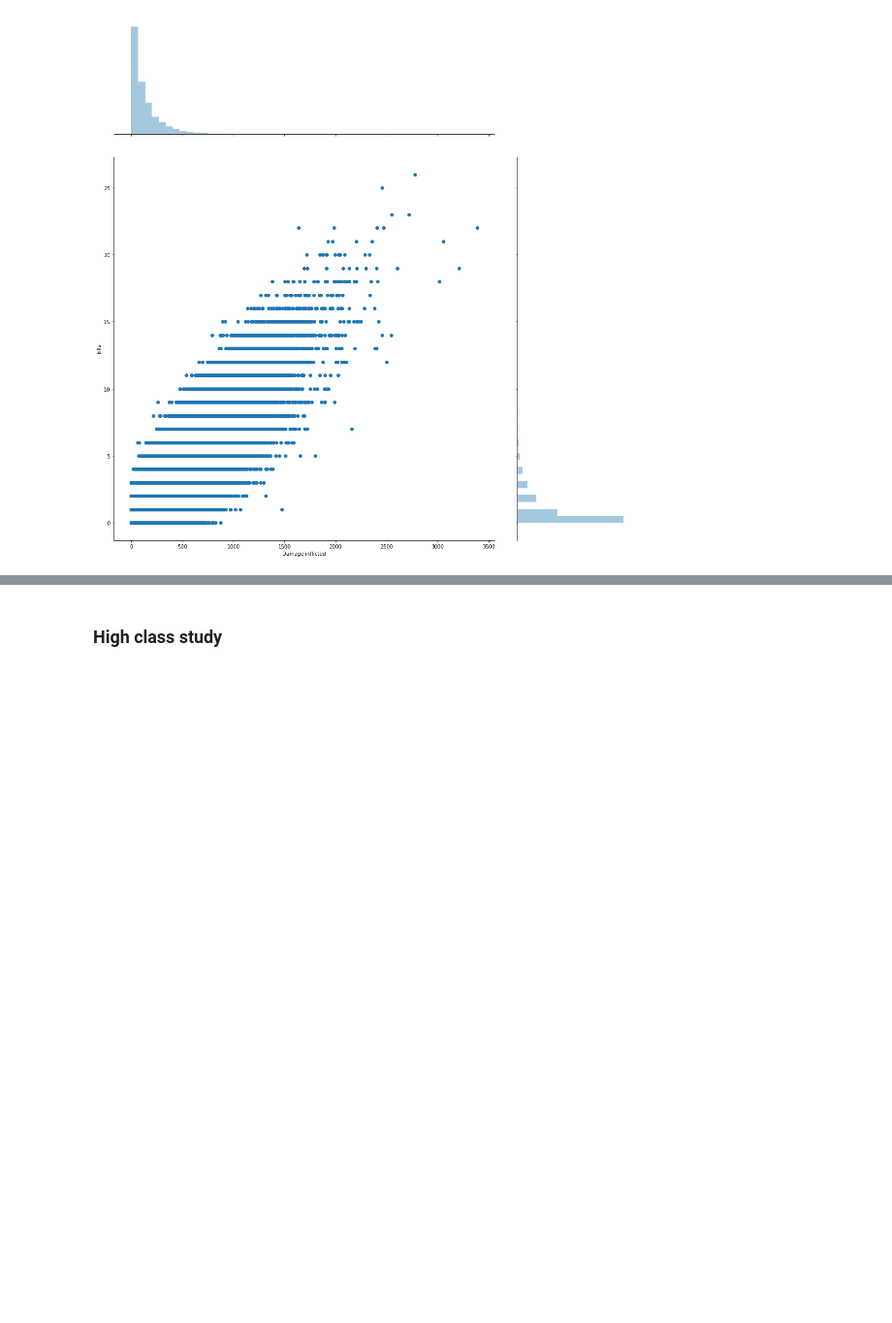
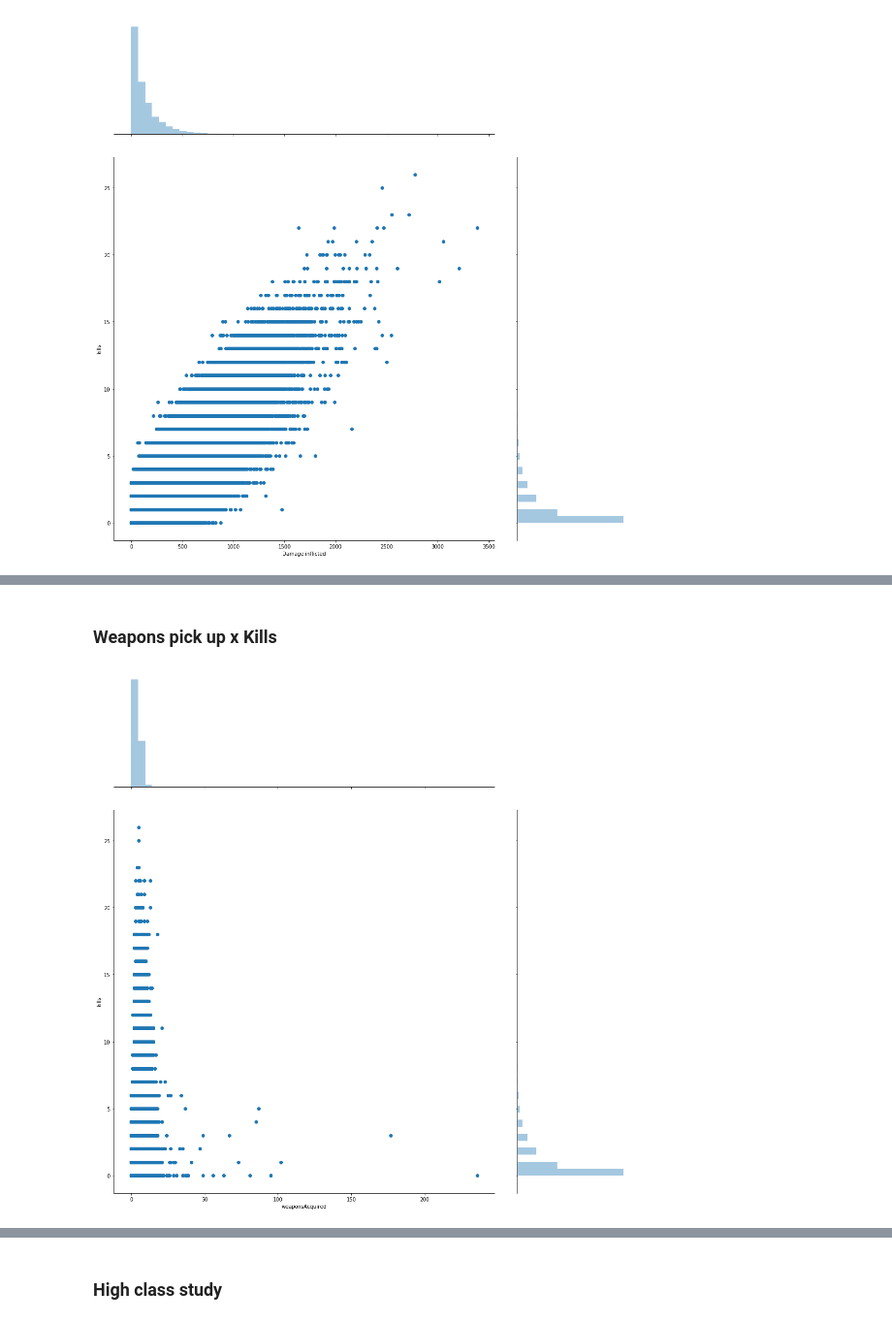
Before and after one commit to Villone96/PUBG-finish-placement-prediction, a Jupyter notebook: code/Advance_Machine_Learning_code.ipynb, the cells around one changed output, grey strips where cells are left out. Shown at 97% size. Drawn from its saved outputs; the diff is of its cells as text; code cells hidden in the pictures; blank space fills up the shorter version.

```diff
--- a/code/Advance_Machine_Learning_code.ipynb
+++ b/code/Advance_Machine_Learning_code.ipynb
@@ -239,0 +252,6 @@ print_sns_join_plot("damageDealt", "kills", typology_data)
+# %% [markdown]
+### Weapons pick up x Kills
+# %%
+print_sns_join_plot("weaponsAcquired", "kills", typology_data)
+# %% [output]
+[figure, added]
```
Also changed, not shown: parts of 12 cells of this notebook.
